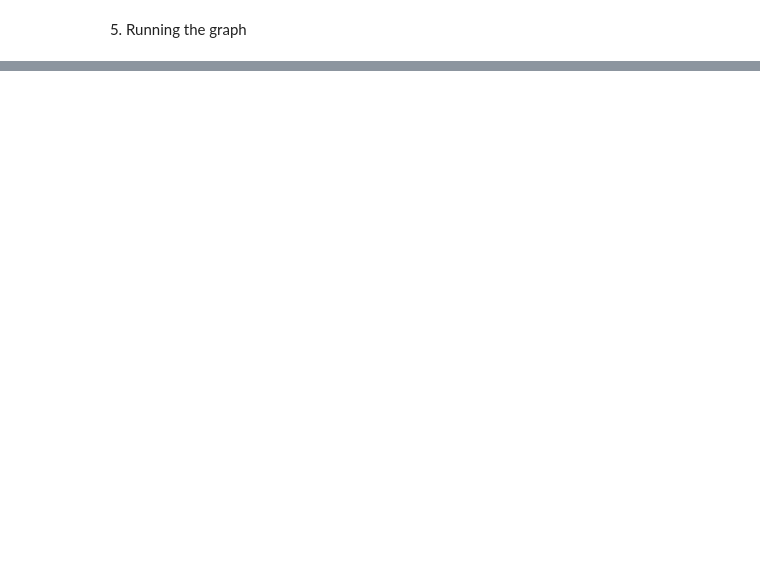
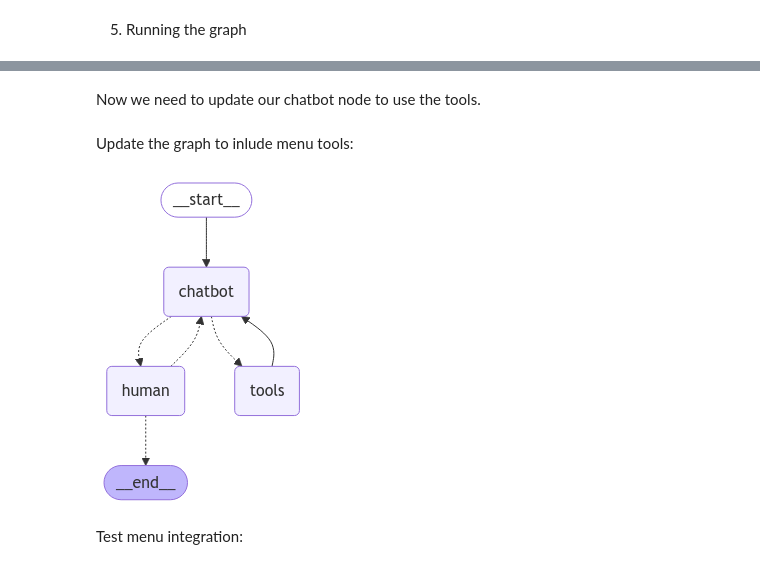
Before and after one commit to jackie-jiaqi-yin/llm-learning-journey, a Jupyter notebook: genai-5day-course-with-google/codes/day-3-building-an-agent-with-LangGraph.ipynb, the cells around one changed output, grey strips where cells are left out. Cells and saved outputs as stored; diff of their text form; code cells hidden in the pictures; blank space fills up the shorter version.

```diff
--- a/genai-5day-course-with-google/codes/day-3-building-an-agent-with-LangGraph.ipynb
+++ b/genai-5day-course-with-google/codes/day-3-building-an-agent-with-LangGraph.ipynb
@@ -361,7 +361,8 @@ def human_node(state: OrderState) -> OrderState:
 # %% [markdown]
 3. Router implementation
 # %%
-def router_function(state: OrderState) -> OrderState:
+from typing import Literal
+def router_function(state: OrderState) -> Literal["chatbot", "__end__"]:
     """
     Determines next node in conversation flow.
 
@@ -461,0 +521,11 @@ BaristaBot currently has no awareness of the available items at the cafe, so it
+# %%
+from langgraph.prebuilt import ToolNode
+
+# Define the tools and create a "tools" node.
+tools = [get_menu]
+tool_node = ToolNode(tools)
+
+# Attach the tools to the model so that it knows what it can call.
+llm_with_tools = llm.bind_tools(tools)
+# %% [markdown]
+Now we need to update our chatbot node to use the tools.
@@ -461,0 +572,38 @@ BaristaBot currently has no awareness of the available items at the cafe, so it
+# %% [markdown]
+Update the graph to inlude menu tools:
+# %%
+def create_graph_with_meue():
+    """Create the enchanced graph with menu functionalities"""
+    graph = StateGraph(OrderState)
+
+    graph.add_node("chatbot", chatbot_with_tools)
+    graph.add_node("human", human_node)
+    graph.add_node("tools", tool_node)
+
+    graph.add_edge(START, "chatbot")
+
+    # chatbot may go to tools, or human
+    graph.add_conditional_edges(
+        "chatbot",
+        maybe_route_to_tools,
+        {"human", "tools"}
+    )
+
+    # tools alwasys go back to chatbot
+    graph.add_edge("tools", "chatbot")
+
+    # human may go to chatbot or exist
+    graph.add_conditional_edges(
+        "human",
+        router_function,
+        {END, "chatbot"}
+    )
+
+    return graph.compile()
+
+graph_with_meue = create_graph_with_meue()
+Image(graph_with_meue.get_graph().draw_mermaid_png())
+# %% [output]
+[figure, added]
+# %% [markdown]
+Test menu integration:
```
Also changed, not shown: parts of 14 cells of this notebook.
